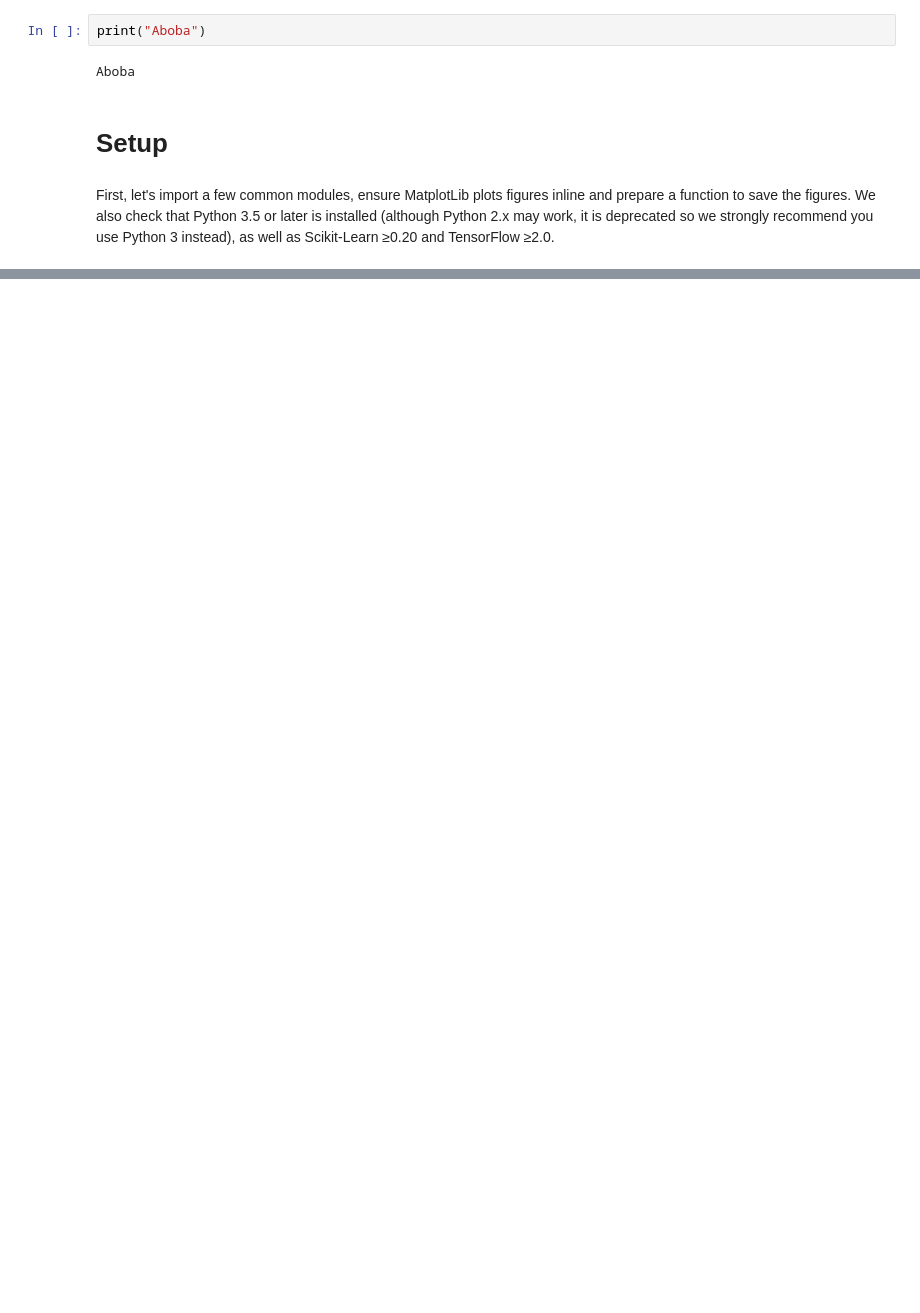
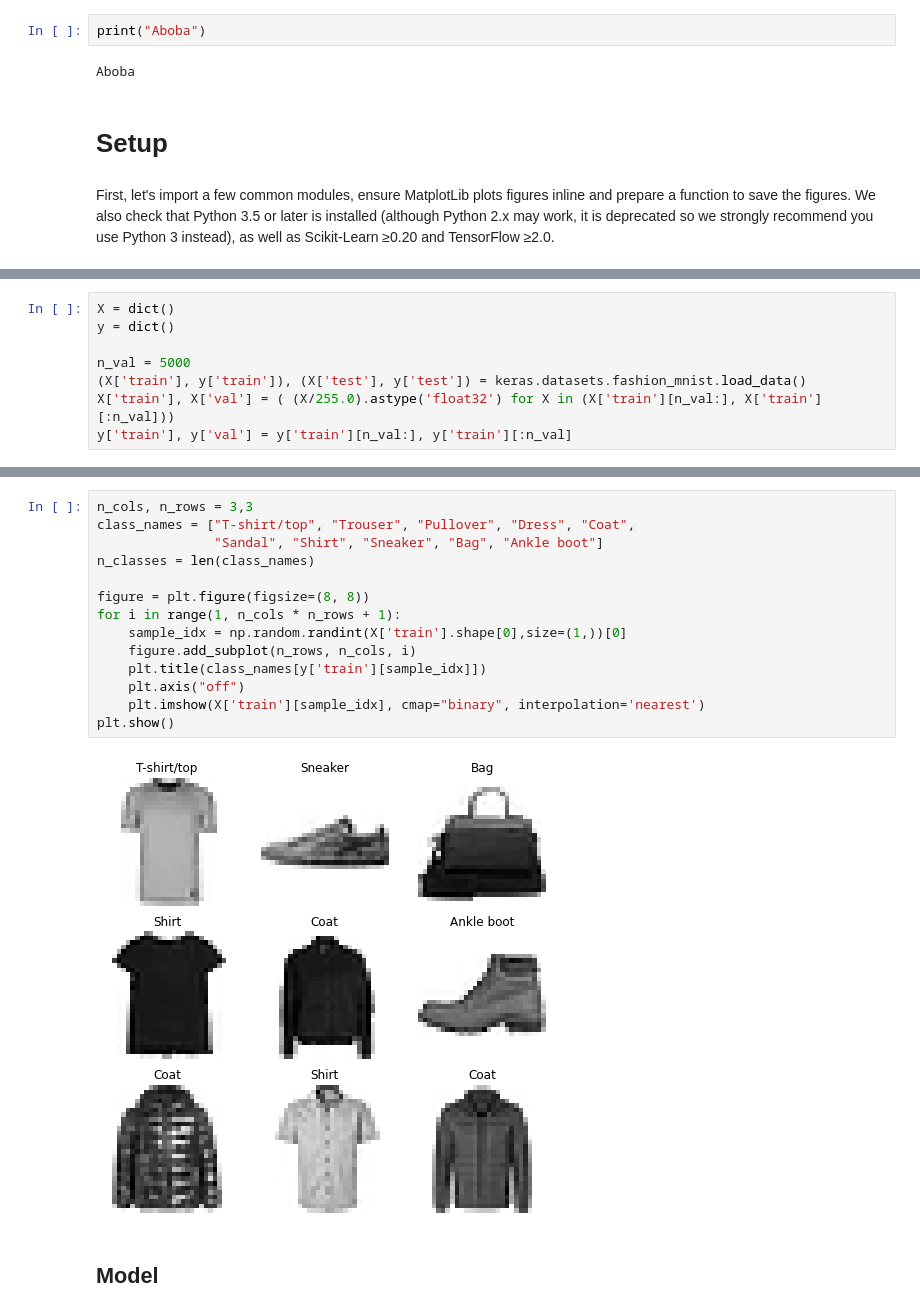
Before and after one commit to VlZaigraev/handson-ml2, a Jupyter notebook: 10_neural_nets_with_keras.ipynb, the cells around one changed output, grey strips where cells are left out. Cells and saved outputs as stored; diff of their text form; blank space fills up the shorter version.

```diff
--- a/10_neural_nets_with_keras.ipynb
+++ b/10_neural_nets_with_keras.ipynb
@@ -312,0 +79,8 @@ model.layers
+# %%
+X = dict()
+y = dict()
+
+n_val = 5000
+(X['train'], y['train']), (X['test'], y['test']) = keras.datasets.fashion_mnist.load_data()
+X['train'], X['val'] = ( (X/255.0).astype('float32') for X in (X['train'][n_val:], X['train'][:n_val]))
+y['train'], y['val'] = y['train'][n_val:], y['train'][:n_val]
@@ -312,0 +108,18 @@ model.layers
+# %%
+n_cols, n_rows = 3,3
+class_names = ["T-shirt/top", "Trouser", "Pullover", "Dress", "Coat",
+               "Sandal", "Shirt", "Sneaker", "Bag", "Ankle boot"]
+n_classes = len(class_names)
+
+figure = plt.figure(figsize=(8, 8))
+for i in range(1, n_cols * n_rows + 1):
+    sample_idx = np.random.randint(X['train'].shape[0],size=(1,))[0]
+    figure.add_subplot(n_rows, n_cols, i)
+    plt.title(class_names[y['train'][sample_idx]])
+    plt.axis("off")
+    plt.imshow(X['train'][sample_idx], cmap="binary", interpolation='nearest')
+plt.show()
+# %% [output]
+[figure, added]
+# %% [markdown]
+## Model
```
Also changed, not shown: parts of 188 cells of this notebook.
